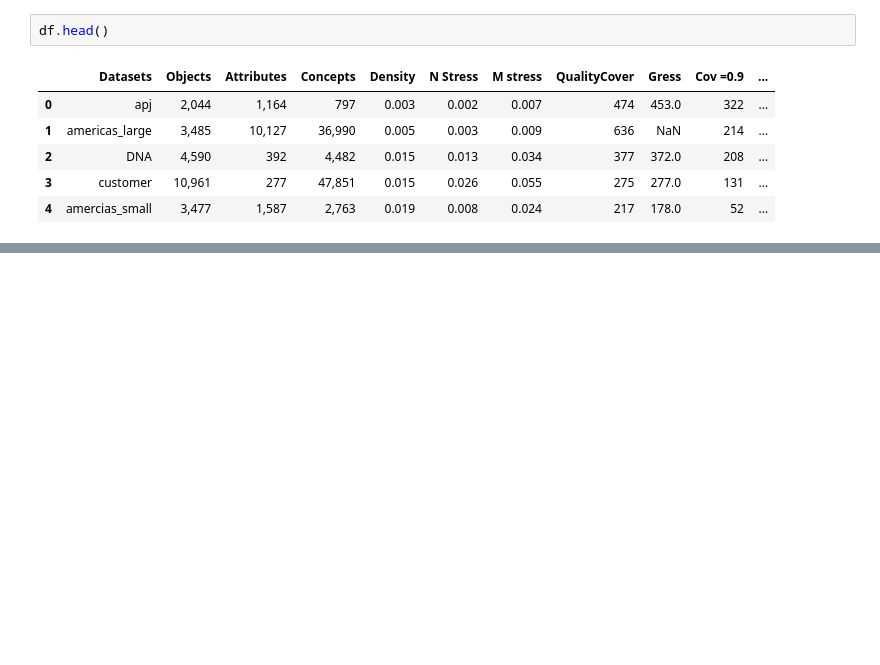
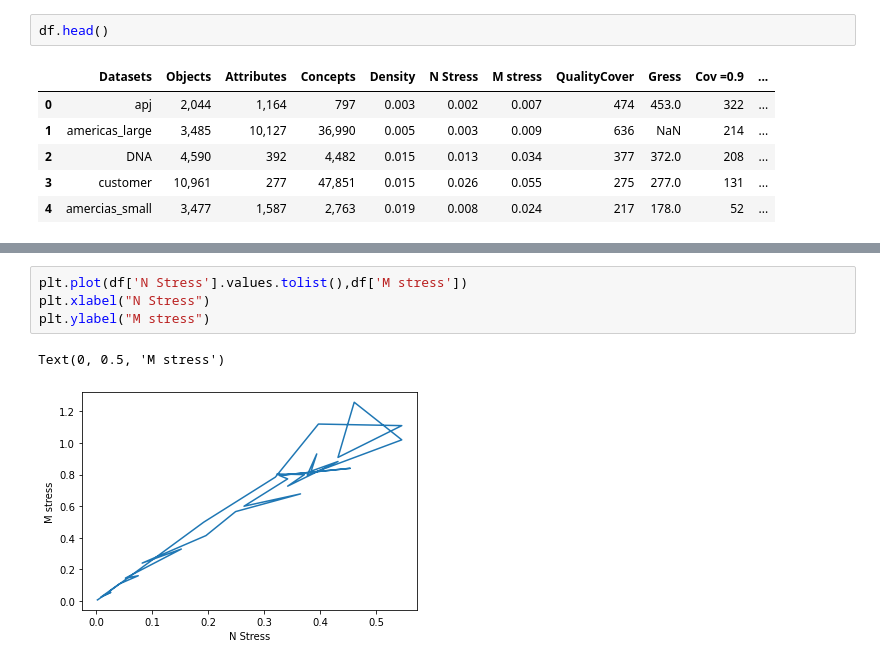
Before and after one commit to nizarnasraoui9/IEE-competition, a Jupyter notebook: correlations.ipynb, the cells around one changed output, grey strips where cells are left out. Cells and saved outputs as stored; diff of their text form; blank space fills up the shorter version.

```diff
--- a/correlations.ipynb
+++ b/correlations.ipynb
@@ -27,0 +48,7 @@ df['Density'].corr(df['N Stress'])
+# %%
+plt.plot(df['N Stress'].values.tolist(),df['M stress'])
+plt.xlabel("N Stress")
+plt.ylabel("M stress")
+# %% [output]
+Text(0, 0.5, 'M stress')
+[figure, added]
```
Also changed, not shown: parts of 5 cells of this notebook.
